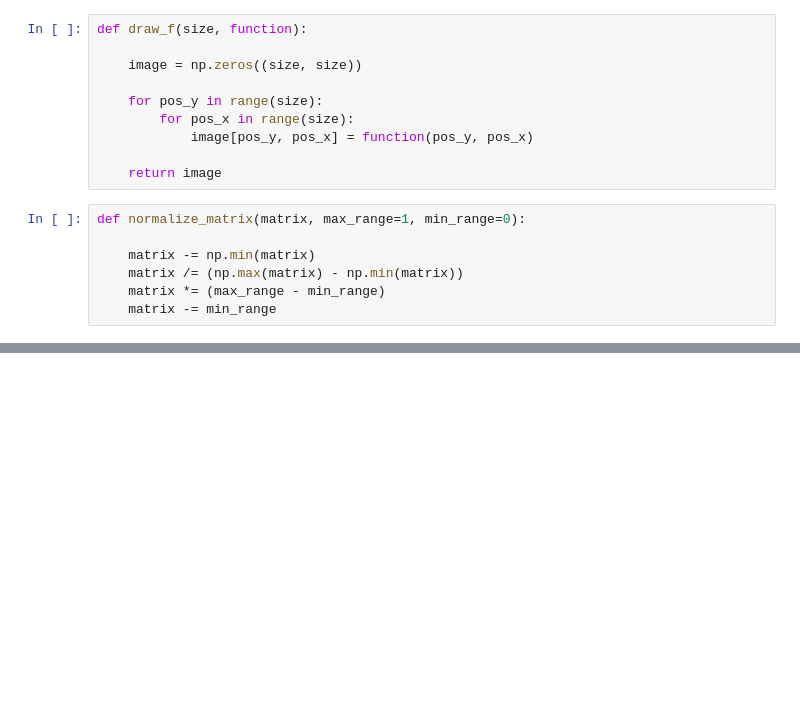
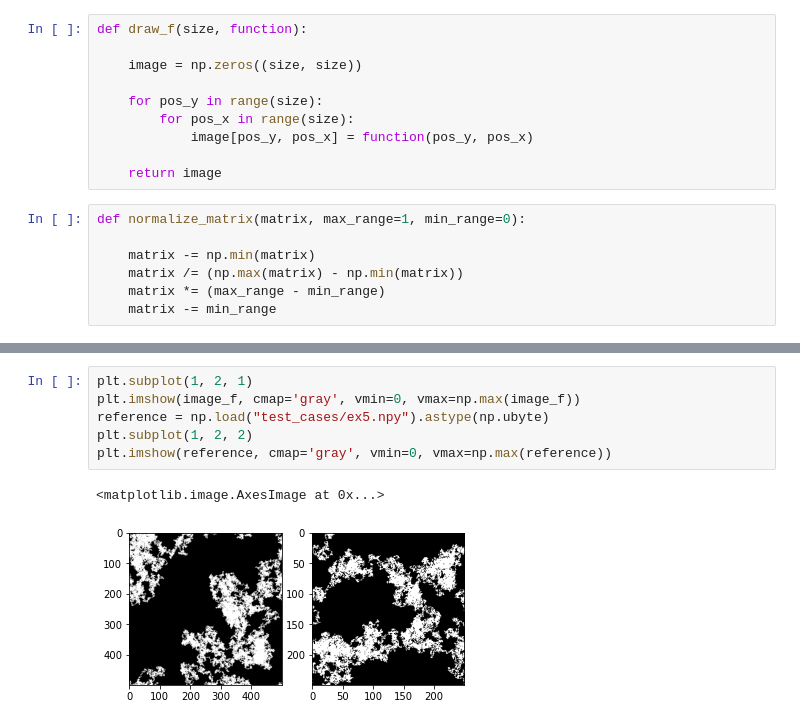
Before and after one commit to rzimmerdev/usp-projects, a Jupyter notebook: python/pdi/A1/notebook.ipynb, the cells around one changed output, grey strips where cells are left out. Drawn from its saved outputs; the diff is of its cells as text; blank space fills up the shorter version.

```diff
--- a/python/pdi/A1/notebook.ipynb
+++ b/python/pdi/A1/notebook.ipynb
@@ -63,0 +52,9 @@ plt.show()
+# %%
+plt.subplot(1, 2, 1)
+plt.imshow(image_f, cmap='gray', vmin=0, vmax=np.max(image_f))
+reference = np.load("test_cases/ex5.npy").astype(np.ubyte)
+plt.subplot(1, 2, 2)
+plt.imshow(reference, cmap='gray', vmin=0, vmax=np.max(reference))
+# %% [output]
+<matplotlib.image.AxesImage at 0x...>
+[figure, added]
```
Also changed, not shown: parts of 9 cells of this notebook, 3 other files.
